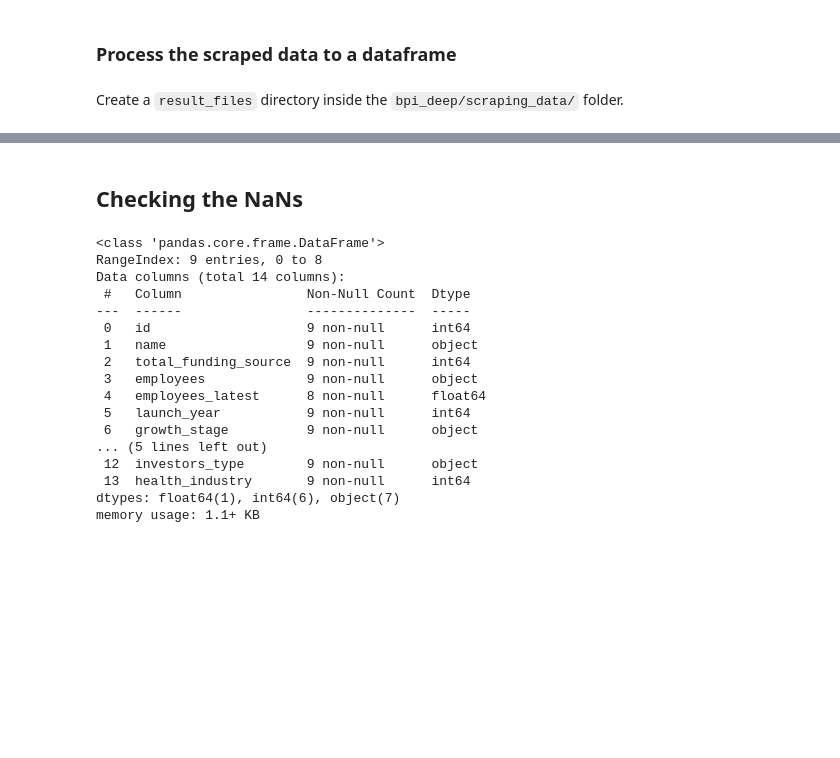
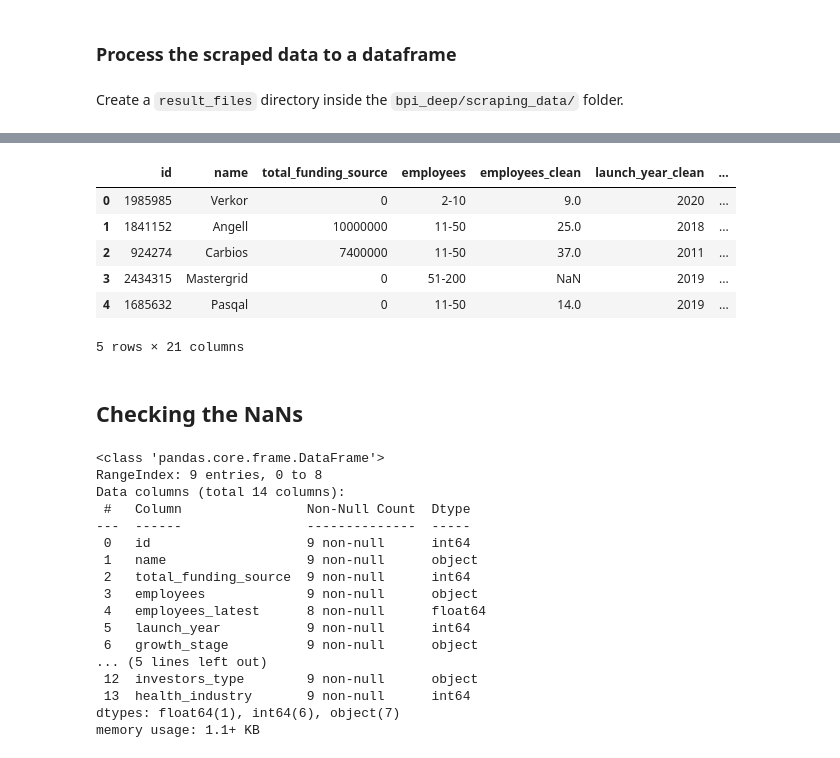
Before and after one commit to CoincoinNico/bpifrance_deeptech_analysis, a Jupyter notebook: documentation/Evaluating_new_companies.ipynb, the cells around one changed output, grey strips where cells are left out. Cells and saved outputs as stored; diff of their text form; code cells hidden in the pictures; blank space fills up the shorter version.

```diff
--- a/documentation/Evaluating_new_companies.ipynb
+++ b/documentation/Evaluating_new_companies.ipynb
@@ -207,6 +311,16 @@ import pandas as pd
 from bpideep.process_scraped_data import merge_initial_companies_with_founder
 # df_full = pd.read_csv('../bpideep/rawdata/demo_data.csv')
 final = merge_initial_companies_with_founder(new_data, df_companies_stats_with_founders_features)
+# %%
+final.head()
+# %% [output]
+|  | id | name | total_funding_source | employees | employees_clean | launch_year_clean | ... |
+| 0 | 1985985 | Verkor | 0 | 2-10 | 9.0 | 2020 | ... |
+| 1 | 1841152 | Angell | 10000000 | 11-50 | 25.0 | 2018 | ... |
+| 2 | 924274 | Carbios | 7400000 | 11-50 | 37.0 | 2011 | ... |
+| 3 | 2434315 | Mastergrid | 0 | 51-200 | NaN | 2019 | ... |
+| 4 | 1685632 | Pasqal | 0 | 11-50 | 14.0 | 2019 | ... |
+5 rows × 21 columns
 # %% [markdown]
 ## Checking the NaNs
 # %%
```
Also changed, not shown: parts of 32 cells of this notebook, 12 other files.
